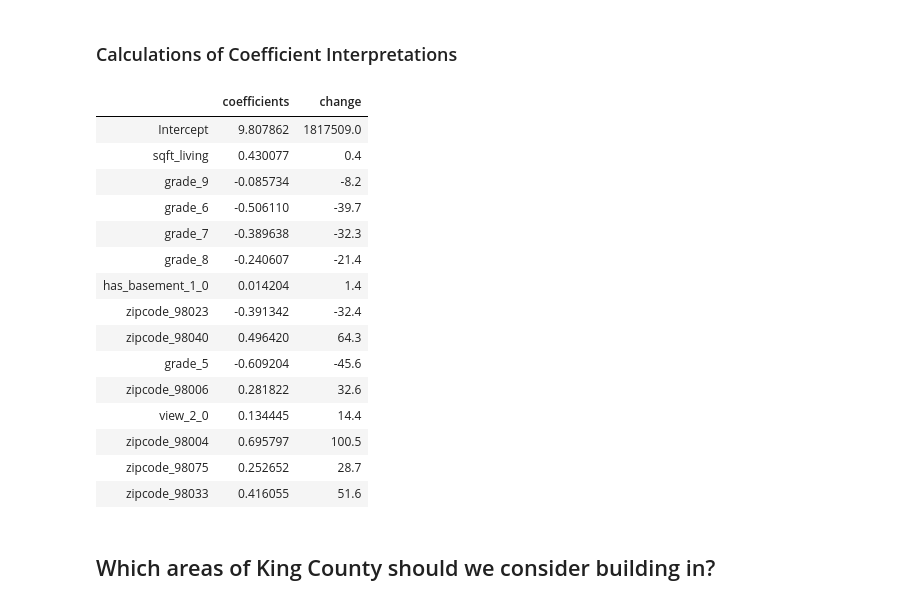
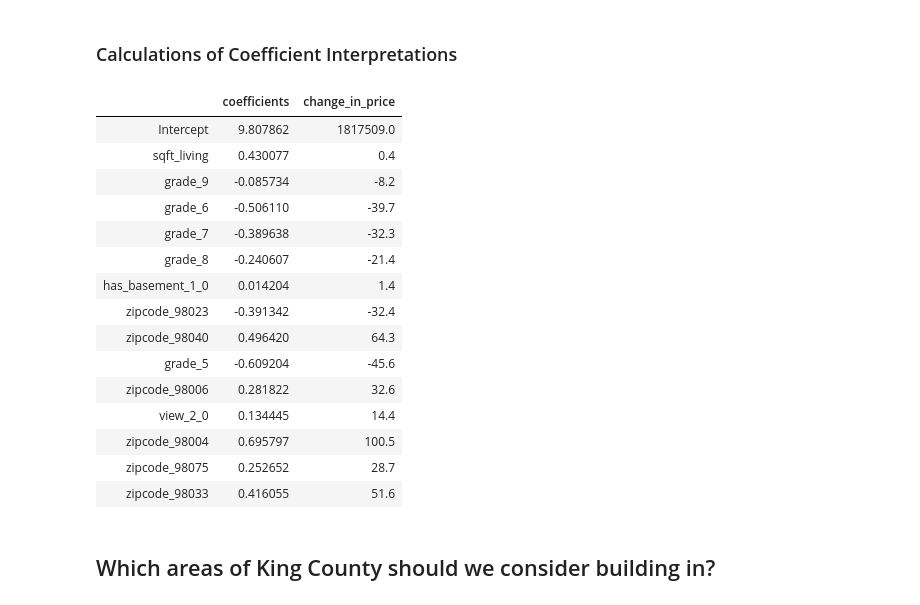
Before and after one commit to miriamsemmar/dsc-mod-2-project-v2-1-onl01-dtsc-pt-070620, a Jupyter notebook: project_part_6_final_model.ipynb, the cells around one changed output. Cells and saved outputs as stored; diff of their text form; code cells hidden in the pictures.

```diff
--- a/project_part_6_final_model.ipynb
+++ b/project_part_6_final_model.ipynb
@@ -1068,13 +1068,15 @@ change_in_price = []
 for x in top_15.coefficients:
     a = round((np.exp(x)-1)*100,1)
     change_in_price.append(a)
+# %%
+top_15['change_in_price'] = change_in_price
 # %%
 #We also log transformed sqft_living so using log-log interpretation method
 
-top_15.loc['sqft_living','change'] = (round(((1.01**0.430077)-1)*100,1))
+top_15.loc['sqft_living','change_in_price'] = (round(((1.01**0.430077)-1)*100,1))
 top_15
 # %% [output]
-|  | coefficients | change |
+|  | coefficients | change_in_price |
 | Intercept | 9.807862 | 1817509.0 |
 | sqft_living | 0.430077 | 0.4 |
 | grade_9 | -0.085734 | -8.2 |
```
Also changed, not shown: parts of 1 cell of this notebook, 5 other files.
